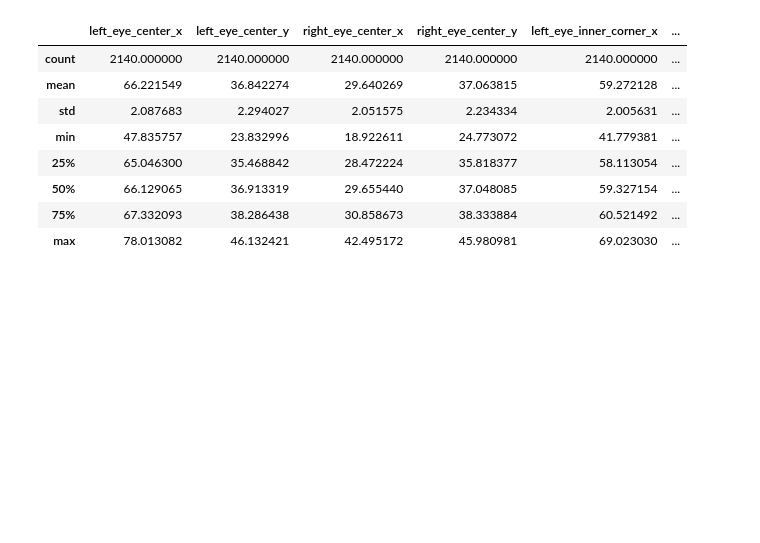
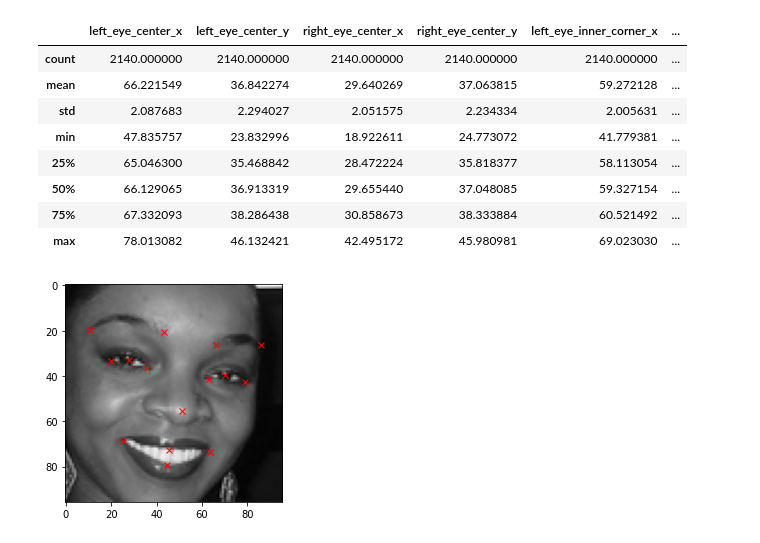
Before and after one commit to astha77-bot/Fizzog, a Jupyter notebook: Fizzog.ipynb, the cells around one changed output. Cells and saved outputs as stored; diff of their text form; code cells hidden in the pictures; blank space fills up the shorter version.

```diff
--- a/Fizzog.ipynb
+++ b/Fizzog.ipynb
@@ -119,0 +124,14 @@ keyfacial_df.describe()
+# %%
+# Plot a random image from the dataset along with facial keypoints.
+# Image data is obtained from df['Image'] and plotted using plt.imshow
+# 15 x and y coordinates for the corresponding image
+# since x-coordinates are in even columns like 0,2,4,.. and y-coordinates are in odd columns like 1,3,5,..
+# we access their value using .loc command, which get the values for coordinates of the image based on the column it is refering to.
+
+#
+i = np.random.randint(1, len(keyfacial_df))
+plt.imshow(keyfacial_df['Image'][i], cmap = 'gray')
+for j in range(1, 31, 2):
+        plt.plot(keyfacial_df.loc[i][j-1], keyfacial_df.loc[i][j], 'rx')
+# %% [output]
+[figure, added]
```
Also changed, not shown: parts of 6 cells of this notebook.
